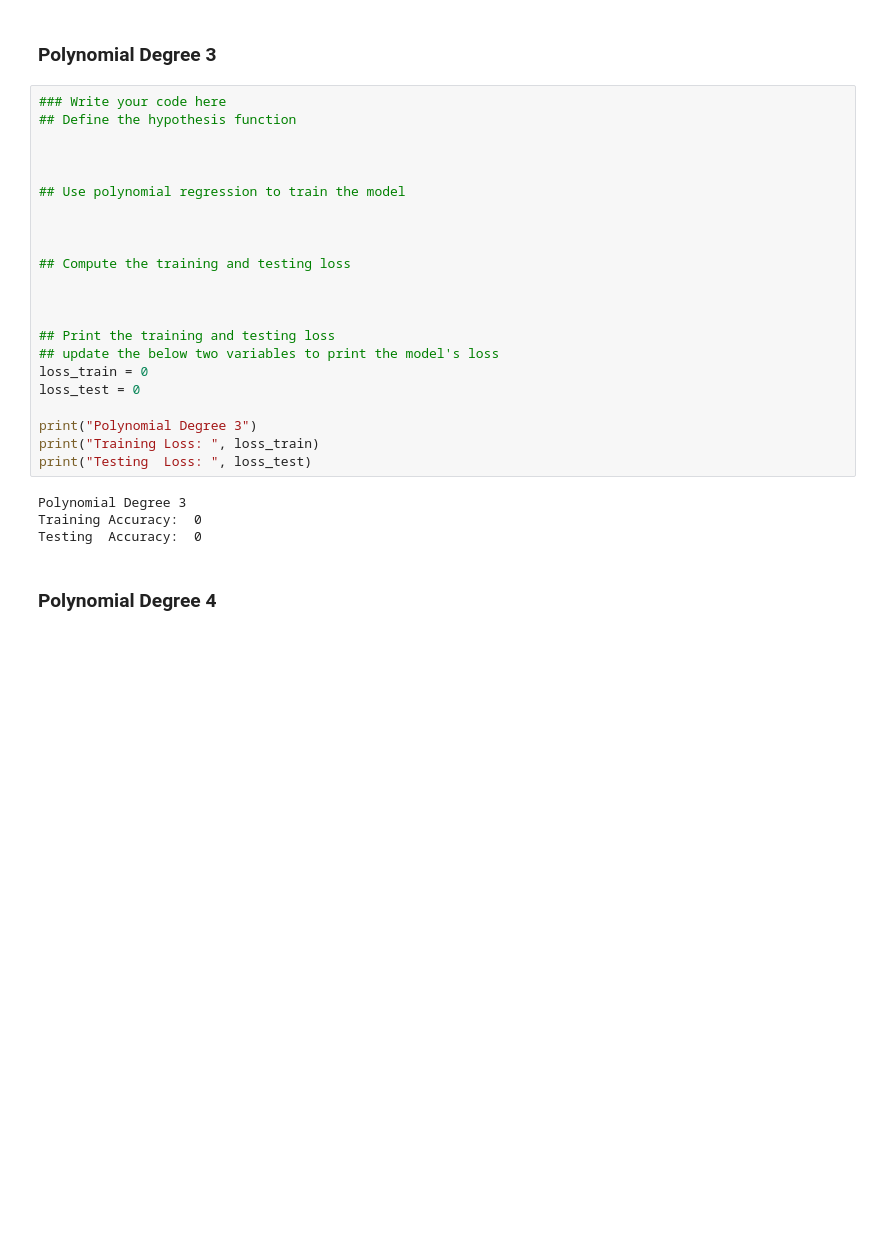
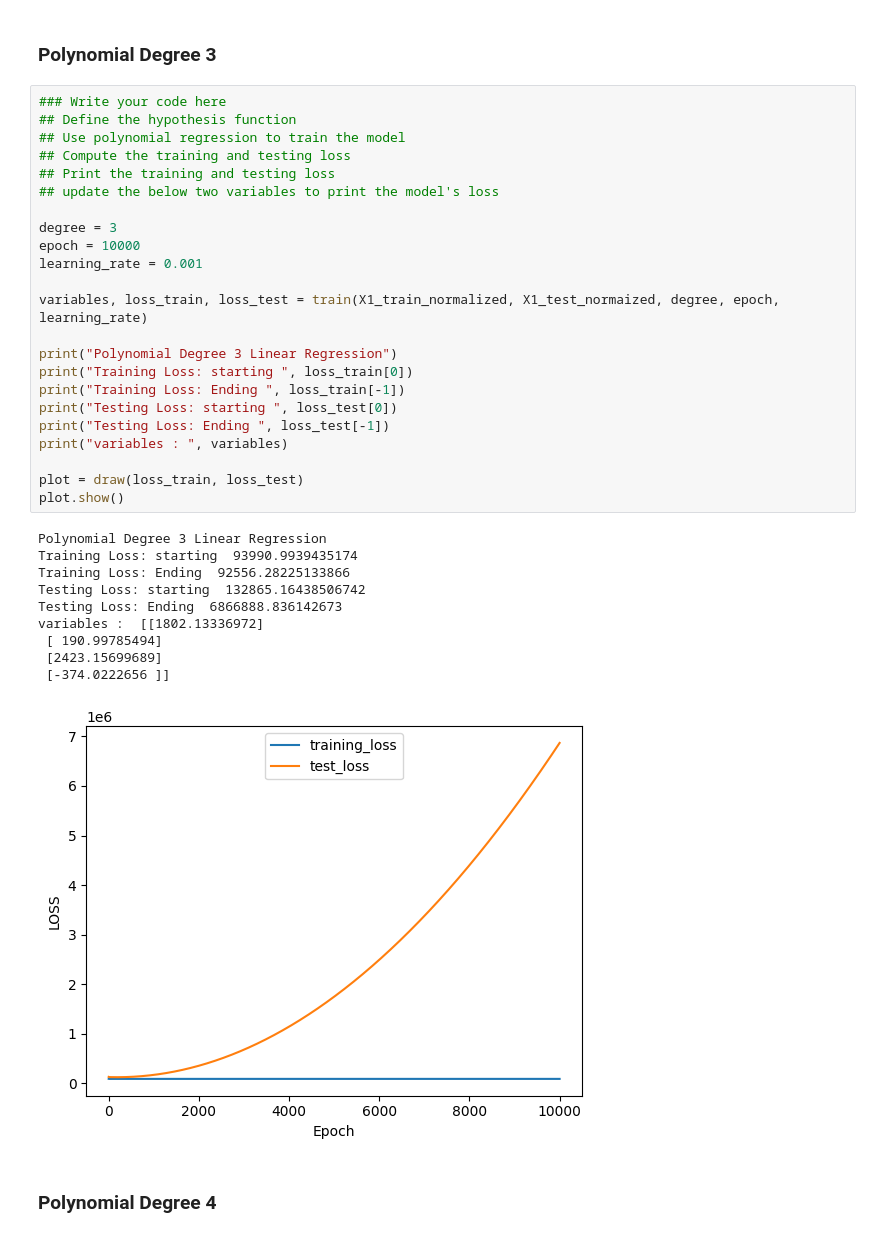
Before and after one commit to narendra974/AIMLOPS_IISC, a Jupyter notebook: Assignment_1.ipynb, the cells around one changed output. Cells and saved outputs as stored; diff of their text form; blank space fills up the shorter version.

```diff
--- a/Assignment_1.ipynb
+++ b/Assignment_1.ipynb
@@ -289,29 +288,37 @@ variables :  [[ 227.76623493]
 # %%
 ### Write your code here
 ## Define the hypothesis function
-
-
-
 ## Use polynomial regression to train the model
-
-
-
 ## Compute the training and testing loss
-
-
-
 ## Print the training and testing loss
 ## update the below two variables to print the model's loss
-loss_train = 0
-loss_test = 0
 
-print("Polynomial Degree 3")
-print("Training Loss: ", loss_train)
-print("Testing  Loss: ", loss_test)
+degree = 3
+epoch = 10000
+learning_rate = 0.001
+
+variables, loss_train, loss_test = train(X1_train_normalized, X1_test_normaized, degree, epoch, learning_rate)
+
+print("Polynomial Degree 3 Linear Regression")
+print("Training Loss: starting ", loss_train[0])
+print("Training Loss: Ending ", loss_train[-1])
+print("Testing Loss: starting ", loss_test[0])
+print("Testing Loss: Ending ", loss_test[-1])
+print("variables : ", variables)
+
+plot = draw(loss_train, loss_test)
+plot.show()
 # %% [output]
-Polynomial Degree 3
-Training Accuracy:  0
-Testing  Accuracy:  0
+Polynomial Degree 3 Linear Regression
+Training Loss: starting  93990.9939435174
+Training Loss: Ending  92556.28225133866
+Testing Loss: starting  132865.16438506742
+Testing Loss: Ending  6866888.836142673
+variables :  [[1802.13336972]
+ [ 190.99785494]
+ [2423.15699689]
+ [-374.0222656 ]]
+[figure, added]
 # %% [markdown]
 ### Polynomial Degree 4
 # %%
```
Also changed, not shown: parts of 2 cells of this notebook.
